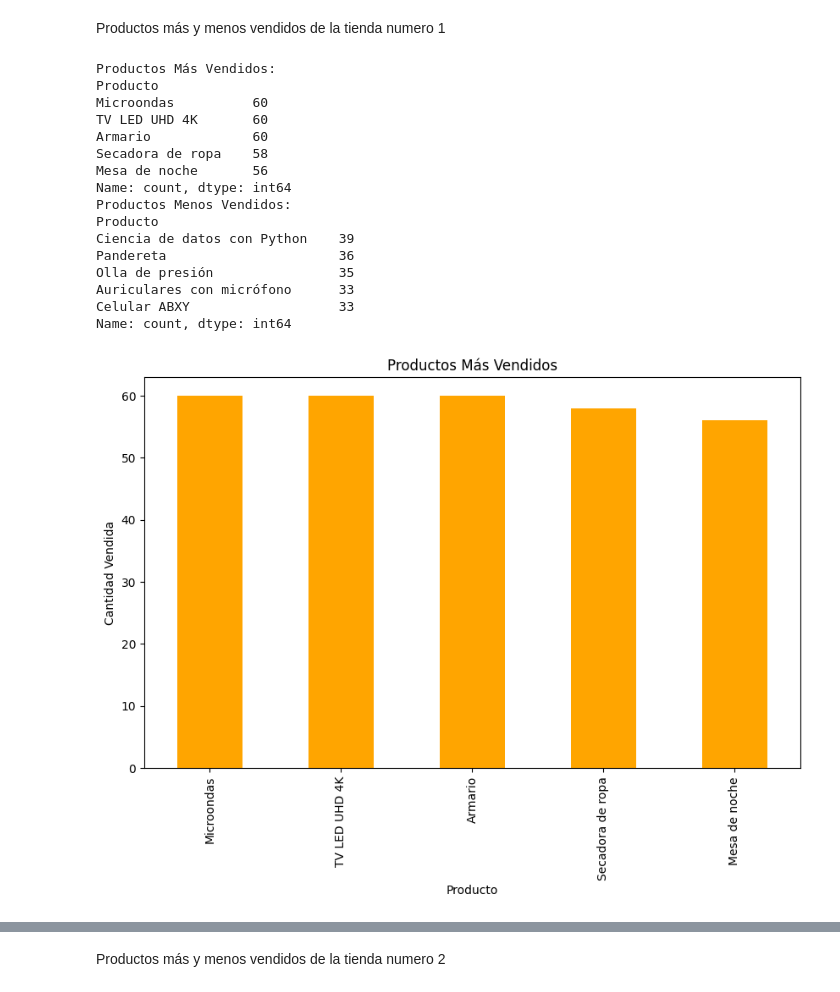
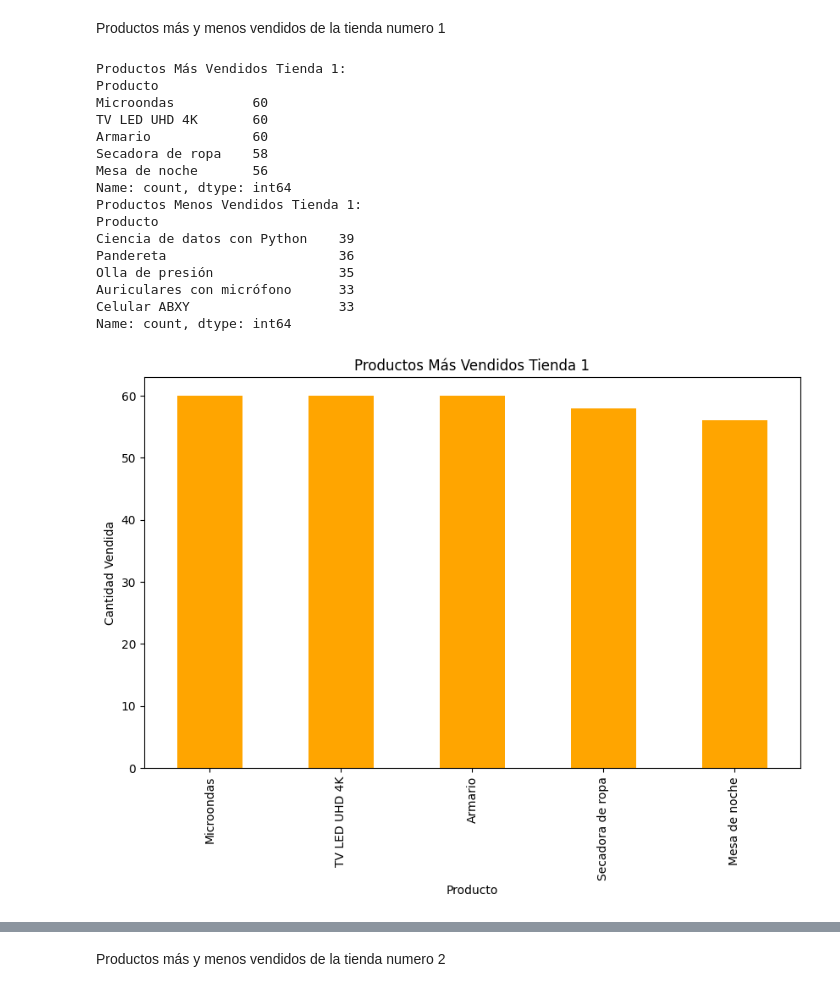
Before and after one commit to dicolina/ChallengeAluraStore, a Jupyter notebook: AluraStoreLatam.ipynb, the cells around one changed output, grey strips where cells are left out. Cells and saved outputs as stored; diff of their text form; code cells hidden in the pictures.

```diff
--- a/AluraStoreLatam.ipynb
+++ b/AluraStoreLatam.ipynb
@@ -246,43 +256,43 @@ productos_vendidos = tienda['Producto'].value_counts()
 
 # Productos más vendidos
 productos_mas_vendidos = productos_vendidos.head(5)
-print("Productos Más Vendidos:")
+print("Productos Más Vendidos Tienda 1:")
 print(productos_mas_vendidos)
 
 # Productos menos vendidos
 productos_menos_vendidos = productos_vendidos.tail(5)
-print("Productos Menos Vendidos:")
+print("Productos Menos Vendidos Tienda 1:")
 print(productos_menos_vendidos)
 
 # Gráfico de Barras para Productos Más Vendidos
 plt.figure(figsize=(10, 6))
 productos_mas_vendidos.plot(kind='bar', color='orange')
-plt.title('Productos Más Vendidos')
+plt.title('Productos Más Vendidos Tienda 1')
 plt.ylabel('Cantidad Vendida')
 plt.show()
 print("")
 
 # Gráfico de Barras para Productos Menos Vendidos
 plt.figure(figsize=(10, 6))
 productos_menos_vendidos.plot(kind='bar', color='red')
-plt.title('Productos Menos Vendidos')
+plt.title('Productos Menos Vendidos Tienda 1')
 plt.ylabel('Cantidad Vendida')
 plt.show()
 # %% [output]
-Productos Más Vendidos:
+Productos Más Vendidos Tienda 1:
 Producto
 Microondas          60
 TV LED UHD 4K       60
 Armario             60
 Secadora de ropa    58
 Mesa de noche       56
 Name: count, dtype: int64
-Productos Menos Vendidos:
+Productos Menos Vendidos Tienda 1:
 Producto
 Ciencia de datos con Python    39
 Pandereta                      36
 Olla de presión                35
 Auriculares con micrófono      33
 Celular ABXY                   33
 Name: count, dtype: int64
-[figure, old version]
+[figure, new version]
```
Also changed, not shown: parts of 6 cells of this notebook.
